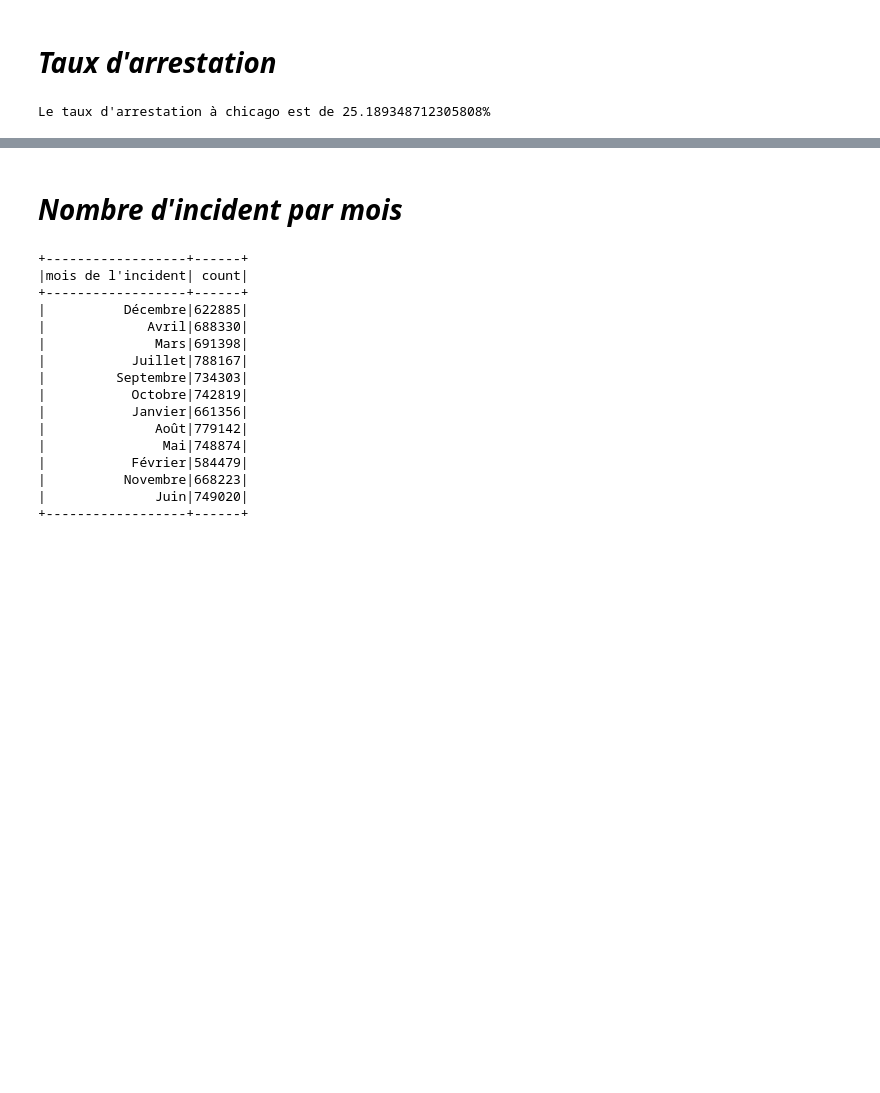
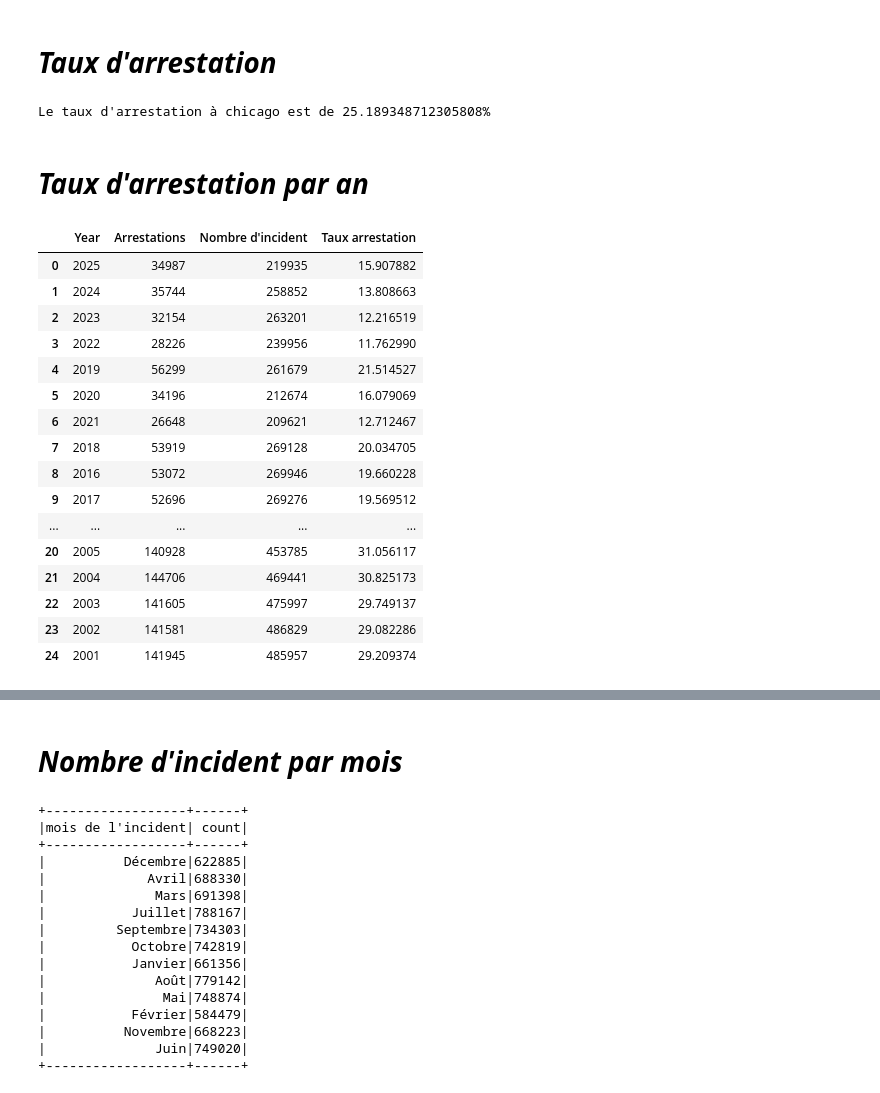
Before and after one commit to bigirimanainnocent12/Spark, a Jupyter notebook: PYSPARK.ipynb, the cells around one changed output, grey strips where cells are left out. Cells and saved outputs as stored; diff of their text form; code cells hidden in the pictures; blank space fills up the shorter version.

```diff
--- a/PYSPARK.ipynb
+++ b/PYSPARK.ipynb
@@ -228,10 +228,33 @@ only showing top 20 rows
 print(f"Le taux d'arrestation à chicago est de {(df.filter(col('Arrest')=="true").count()/df.count())*100}%")
 # %% [output]
 Le taux d'arrestation à chicago est de 25.189348712305808%
+# %% [markdown]
+# ***Taux d'arrestation par an***
 # %%
-from numpy._core.multiarray import inner
-arrestation_an=df.filter(col('Arrest')==True).groupBy("Year").count()
-nombre_incident_an=df.groupBy('Year').count()
-arrestation_an.join(nombre_incident_an,on="Year",how="inner")
-arrestation_an.show()
+from pyspark.sql.functions import col
+
+arrestation_an = df.filter(col("Arrest") == True).groupBy("Year").count().withColumnRenamed("count", "Arrestations")
+nombre_incident_an = df.groupBy("Year").count().withColumnRenamed("count","Nombre d'incident")
+resultat = arrestation_an.join(nombre_incident_an, on="Year", how="inner")
+resultat=(resultat).toPandas()
+resultat["Taux arrestation"]=(resultat["Arrestations"]/resultat["Nombre d'incident"])*100
+resultat
+# %% [output]
+|  | Year | Arrestations | Nombre d'incident | Taux arrestation |
+| 0 | 2025 | 34987 | 219935 | 15.907882 |
+| 1 | 2024 | 35744 | 258852 | 13.808663 |
+| 2 | 2023 | 32154 | 263201 | 12.216519 |
+| 3 | 2022 | 28226 | 239956 | 11.762990 |
+| 4 | 2019 | 56299 | 261679 | 21.514527 |
+| 5 | 2020 | 34196 | 212674 | 16.079069 |
+| 6 | 2021 | 26648 | 209621 | 12.712467 |
+| 7 | 2018 | 53919 | 269128 | 20.034705 |
+| 8 | 2016 | 53072 | 269946 | 19.660228 |
+| 9 | 2017 | 52696 | 269276 | 19.569512 |
+| ... | ... | ... | ... | ... |
+| 20 | 2005 | 140928 | 453785 | 31.056117 |
+| 21 | 2004 | 144706 | 469441 | 30.825173 |
+| 22 | 2003 | 141605 | 475997 | 29.749137 |
+| 23 | 2002 | 141581 | 486829 | 29.082286 |
+| 24 | 2001 | 141945 | 485957 | 29.209374 |
 # %% [markdown]
```
Also changed, not shown: parts of 11 cells of this notebook.
